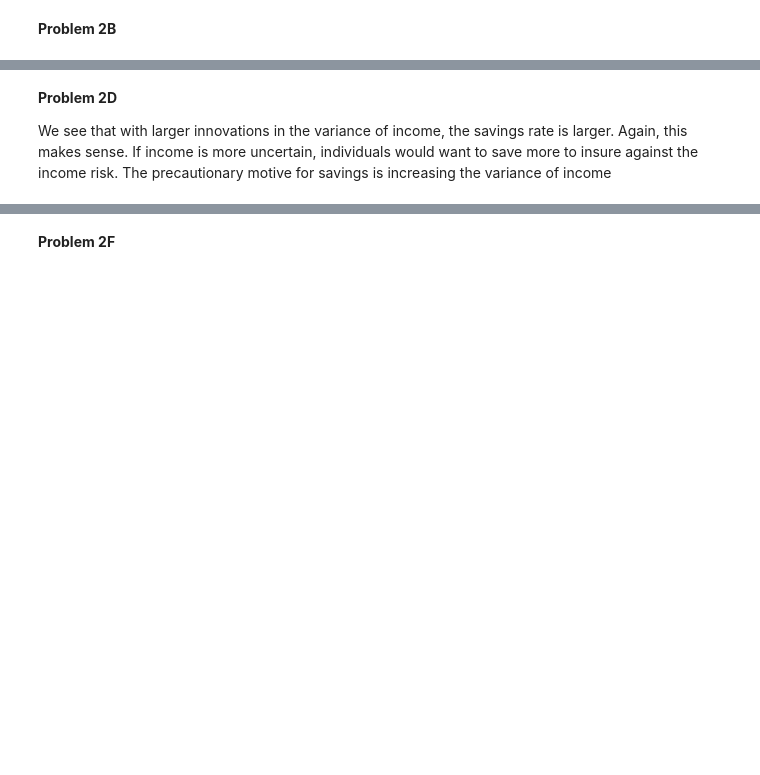
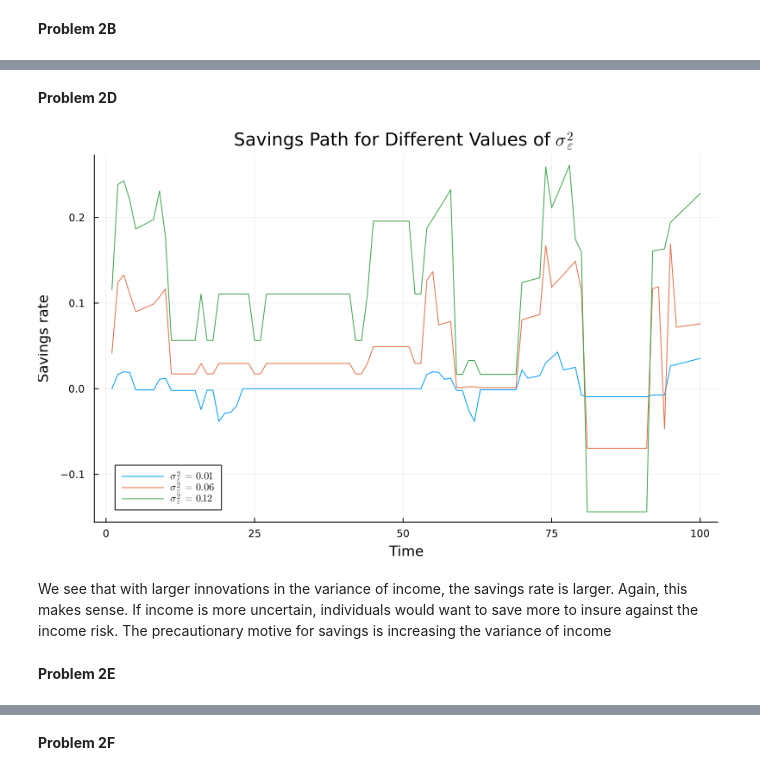
Before and after one commit to Hillard28/QuantEcon-But-Worse-ECON-1026, a Jupyter notebook: pset3/pset3.ipynb, the cells around one changed output, grey strips where cells are left out. Cells and saved outputs as stored; diff of their text form; code cells hidden in the pictures; blank space fills up the shorter version.

```diff
--- a/pset3/pset3.ipynb
+++ b/pset3/pset3.ipynb
@@ -979,41 +994,81 @@ We see that the standard deviation of consumption is decreasing as the coefficie
+# %% [markdown]
+**Problem 2D**
 # %%
 # Initialize main plot
-plot_main = plot(size=(800, 500))  # Adjust the size of the plot
+plot_main = plt.plot(size=(800, 500))  # Adjust the size of the plot
 
 # Define sigma values
 innovation_variance = [0.01, 0.06, 0.12]
 
 # Loop over sigma values
 for variance in innovation_variance
-    σ= sqrt(variance)
-    state_values, transition_matrix= extract_rouwenhorst(ρ= 0.9, σ= σ, μ= 0)
-    state_values= exp.(state_values)
-    transition_matrix= transition_matrix
+    vₑ = variance
+    σₑ = sqrt(vₑ)
+    μₑ = 0
+    ρ = 0.90
+    w̄ = -vₑ / (2*(1 + ρ))
+    v = σₑ / (1 - ρ^2)
+    σ = sqrt(v)
+    μ = w̄ / (1 - ρ)
 
-    # Solve consumer problem for different values of γ
-    cp = ConsumerProblem()
-    a_path, c_path, y_path = compute_series(cp)
+    markov = rouwenhorst(w̄, vₑ, 5, ρ)
+
+    states = exp.(markov.states)
+    P = markov.theta
+
+    y_path = exp.(simulate!(markov, periods, 1000, 0; random_state=28))
+    A_dpolicy, Ay1_dpolicy = pfi_discretization(
+        states,
+        P,
+        M,
+        a_M,
+        ϕ,
+        ν,
+        R,
+        β,
+        γ;
+        max_iterations=1000,
+        print_output=false
+    )
+    a_path = Array{Union{Float64, Missing}}(undef, periods)
+    a_path[1] = Ay1_dpolicy[findfirst(asset -> asset == 0.0, A_dpolicy), findfirst(state -> state == y_path[1], states)]
+    for t = 2:periods
+        j = findfirst(state -> state == y_path[t], states)
+        i = findfirst(asset -> asset == a_path[t-1], A_dpolicy)
+        a_path[t] = Ay1_dpolicy[i, j]
+    end
+    c_path = Array{Union{Float64, Missing}}(undef, periods)
+    c_path[1] = y_path[1] - a_path[1]
+    for t = 2:periods
+        c_path[t] = y_path[t] + R*a_path[t-1] - a_path[t]
+    end
 
     # Calculate savings rate
-    savings_path= 1 .- c_path./y_path
+    for t = 2:periods
+        a_path[t] = a_path[t-1]
+    end
+    a_path[1] = 0.0
+    savings_path = 1 .- c_path./(y_path + R*a_path)
 
     # label string
     rounded_σ= round(σ, digits= 3)
     label_str = "\$\\sigma_{\\epsilon}^{2} = $variance\$"
 
     # Plot consumption path
-    if σ == sigma_values[1]
-        plot!(plot_main, savings_path, label = label_str)
+    if variance == innovation_variance[1]
+        plt.plot!(plot_main, savings_path, label = label_str)
     else
-        plot!(savings_path, label = label_str)
+        plt.plot!(savings_path, label = label_str)
     end
 end
 
 # Add labels and legend
-xlabel!(plot_main, "Time")
-ylabel!(plot_main, "Savings rate")
-title!(plot_main, "Savings Path for Different Values of \$\\sigma_{\\epsilon}^{2}\$")
+plt.xlabel!(plot_main, "Time")
+plt.ylabel!(plot_main, "Savings rate")
+plt.title!(plot_main, "Savings Path for Different Values of \$\\sigma_{\\epsilon}^{2}\$")
+# %% [output]
+[figure, added]
 # %% [markdown]
-**Problem 2D**
-
 We see that with larger innovations in the variance of income, the savings rate is larger. Again, this makes sense. If income is more uncertain, individuals would want to save more to insure against the income risk. The precautionary motive for savings is increasing the variance of income
+# %% [markdown]
+**Problem 2E**
```
Also changed, not shown: parts of 22 cells of this notebook, 2 other files.
